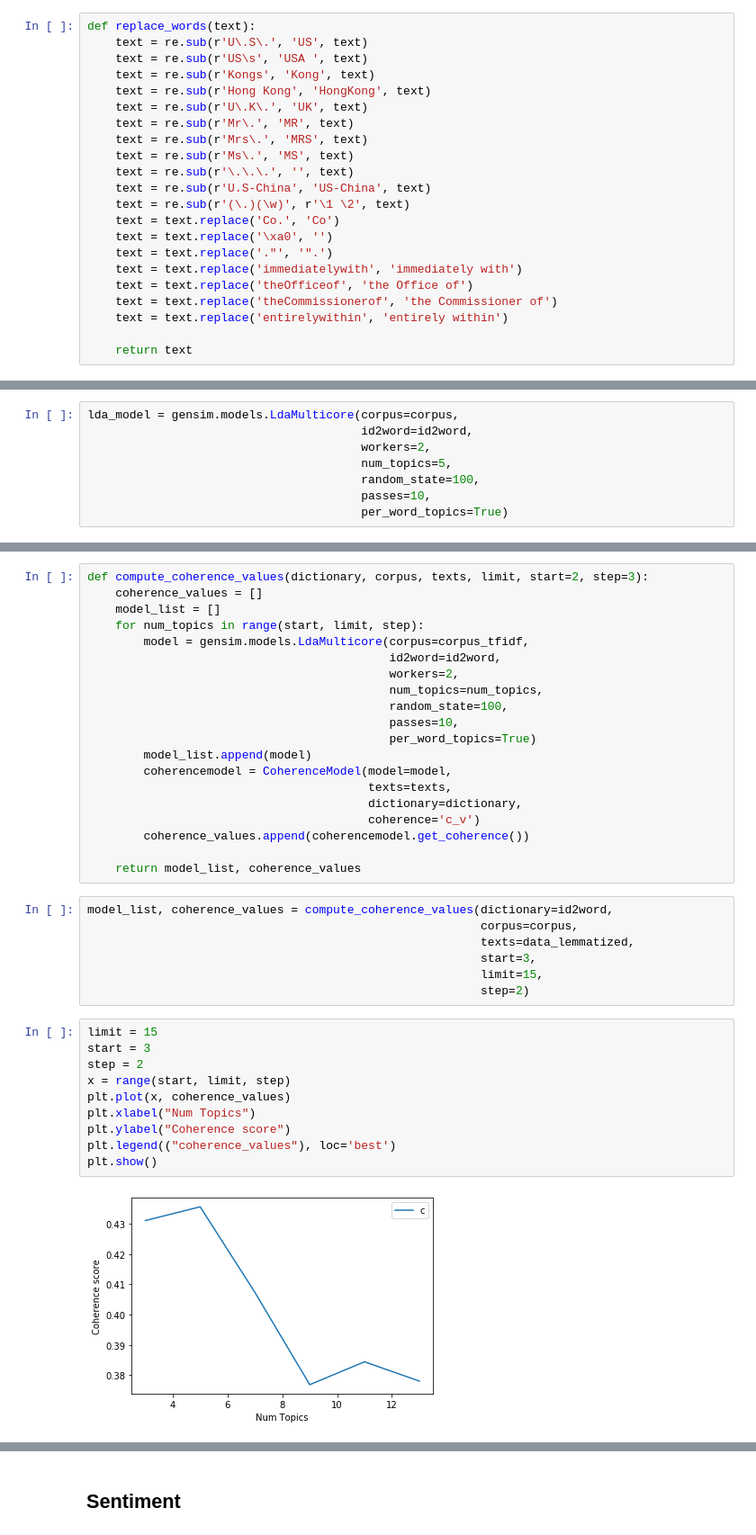
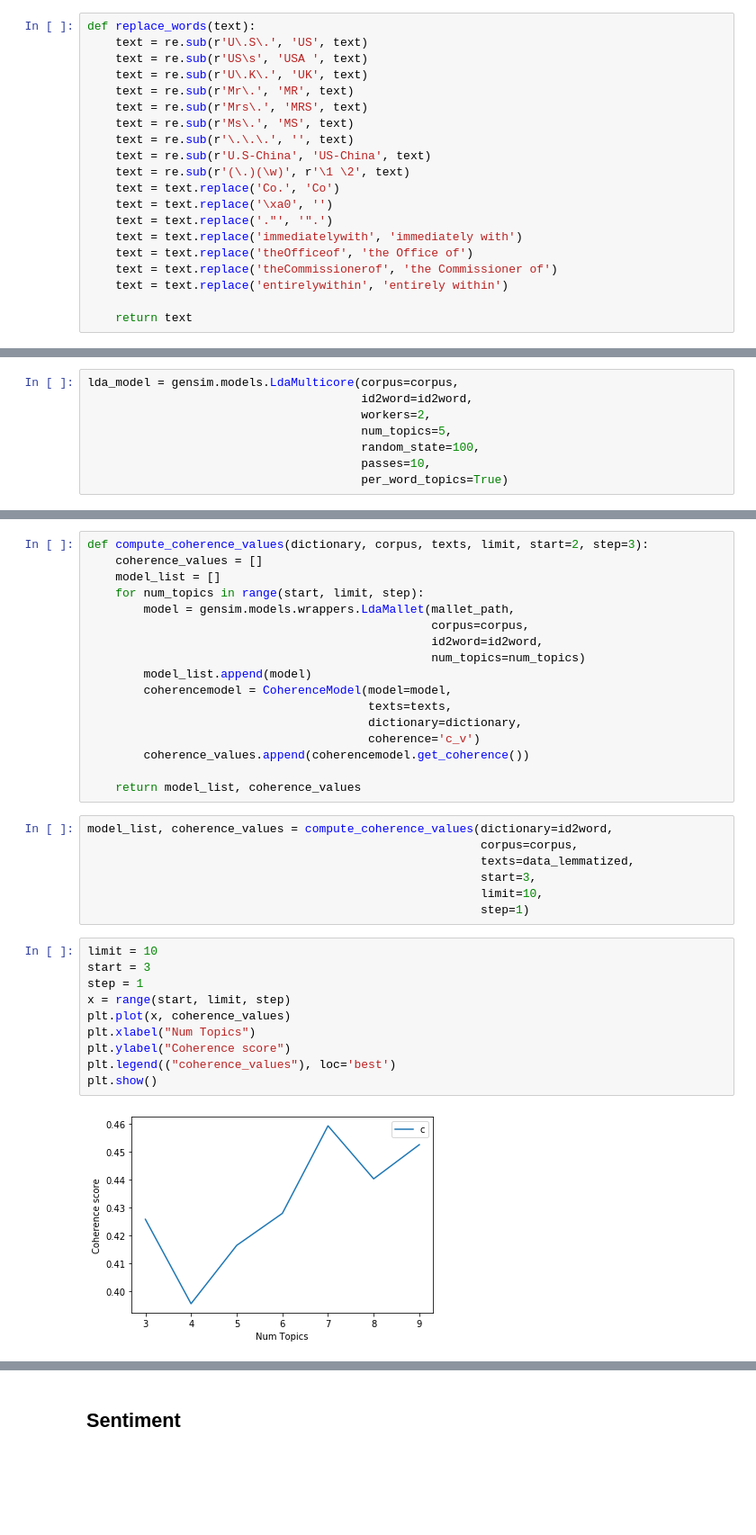
Before and after one commit to wplam107/Final_Project, a Jupyter notebook: data_eng_eda.ipynb, the cells around one changed output, grey strips where cells are left out. Shown at 90% size. Cells and saved outputs as stored; diff of their text form; blank space fills up the shorter version.

```diff
--- a/data_eng_eda.ipynb
+++ b/data_eng_eda.ipynb
@@ -46,8 +46,6 @@ df.drop(columns='url', inplace=True)
 def replace_words(text):
     text = re.sub(r'U\.S\.', 'US', text)
     text = re.sub(r'US\s', 'USA ', text)
-    text = re.sub(r'Kongs', 'Kong', text)
-    text = re.sub(r'Hong Kong', 'HongKong', text)
     text = re.sub(r'U\.K\.', 'UK', text)
     text = re.sub(r'Mr\.', 'MR', text)
     text = re.sub(r'Mrs\.', 'MRS', text)
@@ -289,13 +322,10 @@ def compute_coherence_values(dictionary, corpus, texts, limit, start=2, step=3):
     coherence_values = []
     model_list = []
     for num_topics in range(start, limit, step):
-        model = gensim.models.LdaMulticore(corpus=corpus_tfidf,
-                                           id2word=id2word,
-                                           workers=2,
-                                           num_topics=num_topics,
-                                           random_state=100,
-                                           passes=10,
-                                           per_word_topics=True)
+        model = gensim.models.wrappers.LdaMallet(mallet_path,
+                                                 corpus=corpus,
+                                                 id2word=id2word,
+                                                 num_topics=num_topics)
         model_list.append(model)
         coherencemodel = CoherenceModel(model=model,
                                         texts=texts,
@@ -309,20 +339,20 @@ model_list, coherence_values = compute_coherence_values(dictionary=id2word,
                                                         corpus=corpus,
                                                         texts=data_lemmatized,
                                                         start=3,
-                                                        limit=15,
-                                                        step=2)
+                                                        limit=10,
+                                                        step=1)
 # %%
-limit = 15
+limit = 10
 start = 3
-step = 2
+step = 1
 x = range(start, limit, step)
 plt.plot(x, coherence_values)
 plt.xlabel("Num Topics")
 plt.ylabel("Coherence score")
 plt.legend(("coherence_values"), loc='best')
 plt.show()
 # %% [output]
-[figure, old version]
+[figure, new version]
 # %%
 for m, cv in zip(x, coherence_values):
     print("Num Topics =", m, " has Coherence Value of", round(cv, 4))
```
Also changed, not shown: parts of 41 cells of this notebook, 1 other file.
